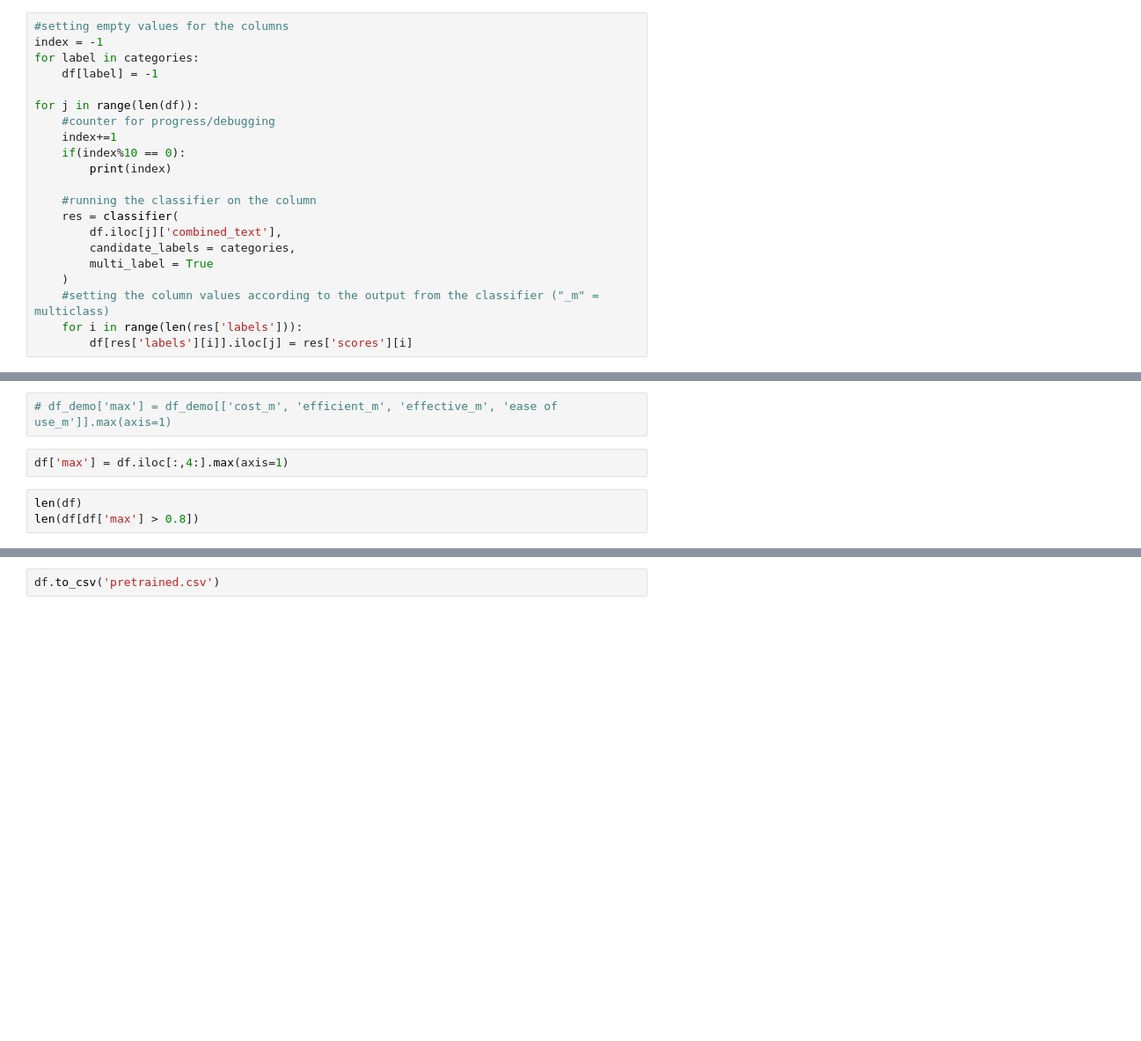
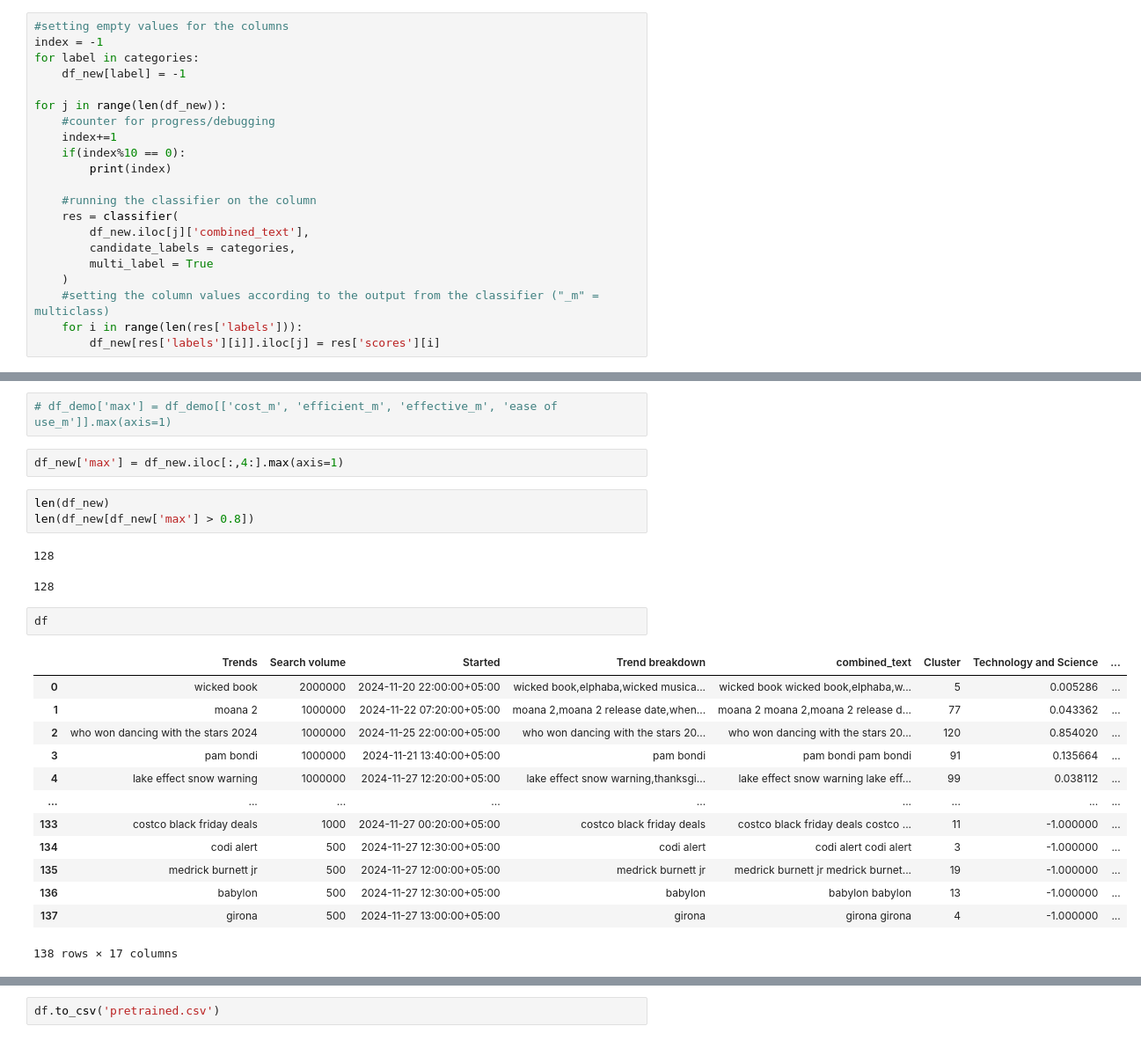
Before and after one commit to woonsupkim/DataViz, a Jupyter notebook: Data_Journalism.ipynb, the cells around one changed output, grey strips where cells are left out. Shown: that part at 88% size. Saved outputs shown, nothing was run; the diff lists cells and outputs as text; blank space fills up the shorter version.

```diff
--- a/Data_Journalism.ipynb
+++ b/Data_Journalism.ipynb
@@ -106,9 +152,9 @@ categories = [
 #setting empty values for the columns
 index = -1
 for label in categories:
-    df[label] = -1
+    df_new[label] = -1
 
-for j in range(len(df)):
+for j in range(len(df_new)):
     #counter for progress/debugging
     index+=1
     if(index%10 == 0):
@@ -116,10 +162,10 @@ for j in range(len(df)):
 
     #running the classifier on the column
     res = classifier(
-        df.iloc[j]['combined_text'],
+        df_new.iloc[j]['combined_text'],
         candidate_labels = categories,
         multi_label = True
     )
     #setting the column values according to the output from the classifier ("_m" = multiclass)
     for i in range(len(res['labels'])):
-        df[res['labels'][i]].iloc[j] = res['scores'][i]
+        df_new[res['labels'][i]].iloc[j] = res['scores'][i]
@@ -126,8 +186,27 @@ for j in range(len(df)):
 # %%
 # df_demo['max'] = df_demo[['cost_m', 'efficient_m', 'effective_m', 'ease of use_m']].max(axis=1)
 # %%
-df['max'] = df.iloc[:,4:].max(axis=1)
+df_new['max'] = df_new.iloc[:,4:].max(axis=1)
 # %%
-len(df)
-len(df[df['max'] > 0.8])
+len(df_new)
+len(df_new[df_new['max'] > 0.8])
+# %% [output]
+128
+128
+# %%
+df
+# %% [output]
+|  | Trends | Search volume | Started | Trend breakdown | combined_text | Cluster | Technology and Science | ... |
+| 0 | wicked book | 2000000 | 2024-11-20 22:00:00+05:00 | wicked book,elphaba,wicked musica... | wicked book wicked book,elphaba,w... | 5 | 0.005286 | ... |
+| 1 | moana 2 | 1000000 | 2024-11-22 07:20:00+05:00 | moana 2,moana 2 release date,when... | moana 2 moana 2,moana 2 release d... | 77 | 0.043362 | ... |
+| 2 | who won dancing with the stars 2024 | 1000000 | 2024-11-25 22:00:00+05:00 | who won dancing with the stars 20... | who won dancing with the stars 20... | 120 | 0.854020 | ... |
+| 3 | pam bondi | 1000000 | 2024-11-21 13:40:00+05:00 | pam bondi | pam bondi pam bondi | 91 | 0.135664 | ... |
+| 4 | lake effect snow warning | 1000000 | 2024-11-27 12:20:00+05:00 | lake effect snow warning,thanksgi... | lake effect snow warning lake eff... | 99 | 0.038112 | ... |
+| ... | ... | ... | ... | ... | ... | ... | ... | ... |
+| 133 | costco black friday deals | 1000 | 2024-11-27 00:20:00+05:00 | costco black friday deals | costco black friday deals costco ... | 11 | -1.000000 | ... |
+| 134 | codi alert | 500 | 2024-11-27 12:30:00+05:00 | codi alert | codi alert codi alert | 3 | -1.000000 | ... |
+| 135 | medrick burnett jr | 500 | 2024-11-27 12:00:00+05:00 | medrick burnett jr | medrick burnett jr medrick burnet... | 19 | -1.000000 | ... |
+| 136 | babylon | 500 | 2024-11-27 12:30:00+05:00 | babylon | babylon babylon | 13 | -1.000000 | ... |
+| 137 | girona | 500 | 2024-11-27 13:00:00+05:00 | girona | girona girona | 4 | -1.000000 | ... |
+138 rows × 17 columns
 # %%
```
Also changed, not shown: parts of 8 cells of this notebook, 1 other file.
